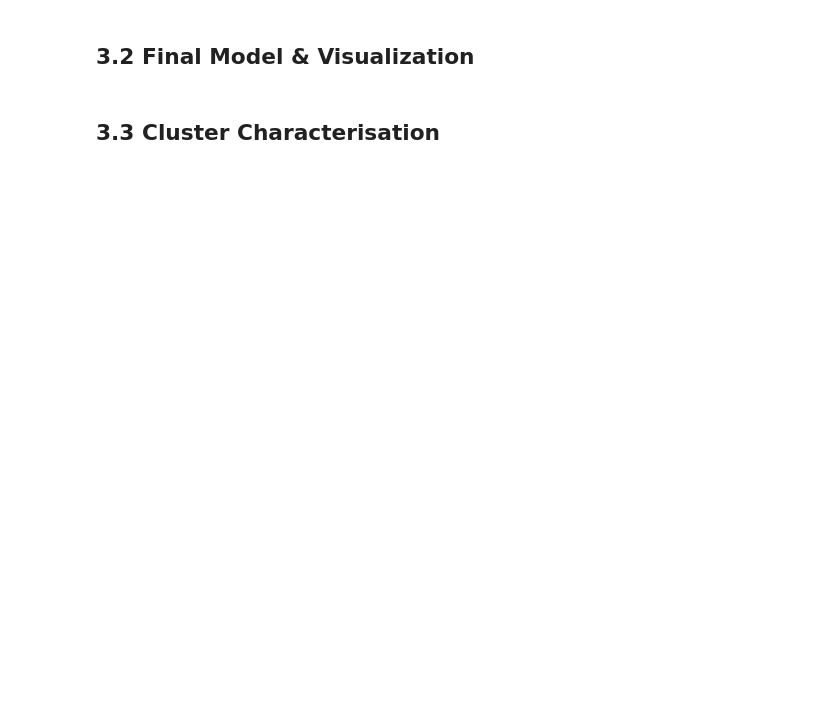
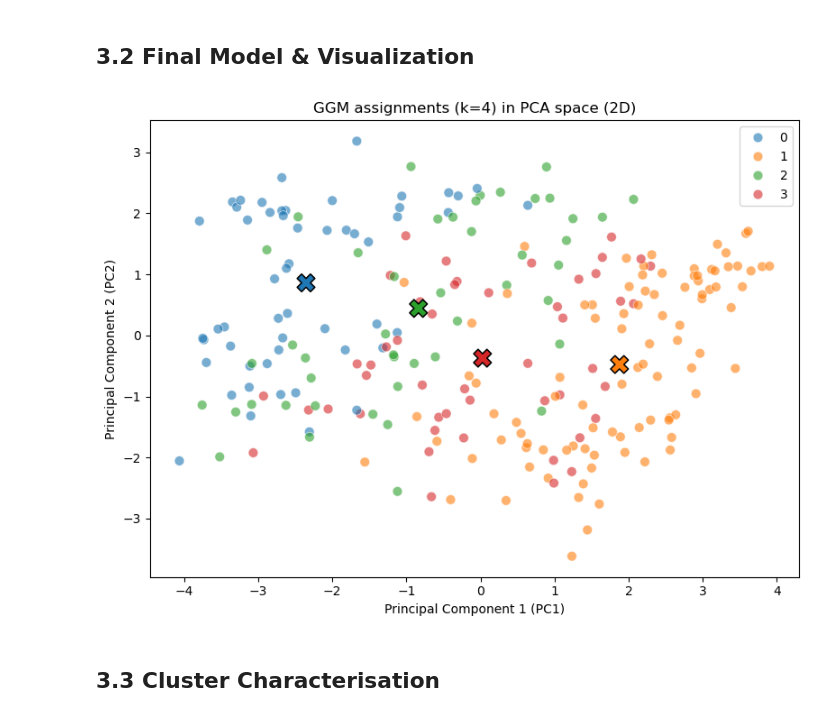
Before and after one commit to Joaomuianga/ML-team-collaboration, a Jupyter notebook: notebooks/Team11_UnsupervisedLearning_Notebook.ipynb, the cells around one changed output. Cells and saved outputs as stored; diff of their text form; code cells hidden in the pictures; blank space fills up the shorter version.

```diff
--- a/notebooks/Team11_UnsupervisedLearning_Notebook.ipynb
+++ b/notebooks/Team11_UnsupervisedLearning_Notebook.ipynb
@@ -611,4 +650,44 @@ k-Best 7 selected features are in the top 9 PCA features.
 # %% [markdown]
 ## 3.2 Final Model & Visualization
+# %%
+best_k = 4
+km_final = KMeans(n_clusters=best_k, n_init=10, random_state=42)
+km_final.fit(X_clustering)
+X_km = copy.deepcopy(X_pca_clustering)
+X_km["Cluster"] = km_final.labels_
+# %%
+plt.figure(figsize=(8, 6))
+sns.scatterplot(
+    data = X_km,
+    x="PC1",
+    y="PC2",
+    hue="Cluster",
+    palette='tab10',
+    s=60,
+    alpha=0.6
+)
+
+centroids_pca = X_km.groupby('Cluster')[['PC1', 'PC2']].mean()
+
+sns.scatterplot(
+    data=centroids_pca,
+    x="PC1",
+    y="PC2",
+    hue='Cluster',
+    palette='tab10',
+    marker="X",
+    s=200,
+    edgecolor='black',
+    legend=False
+)
+
+plt.title(f"GGM assignments (k={best_k}) in PCA space (2D)")
+plt.xlabel("Principal Component 1 (PC1)")
+plt.ylabel("Principal Component 2 (PC2)")
+plt.legend()
+plt.tight_layout()
+plt.show()
+# %% [output]
+[figure, added]
 # %% [markdown]
 ## 3.3 Cluster Characterisation
```
Also changed, not shown: parts of 11 cells of this notebook.
